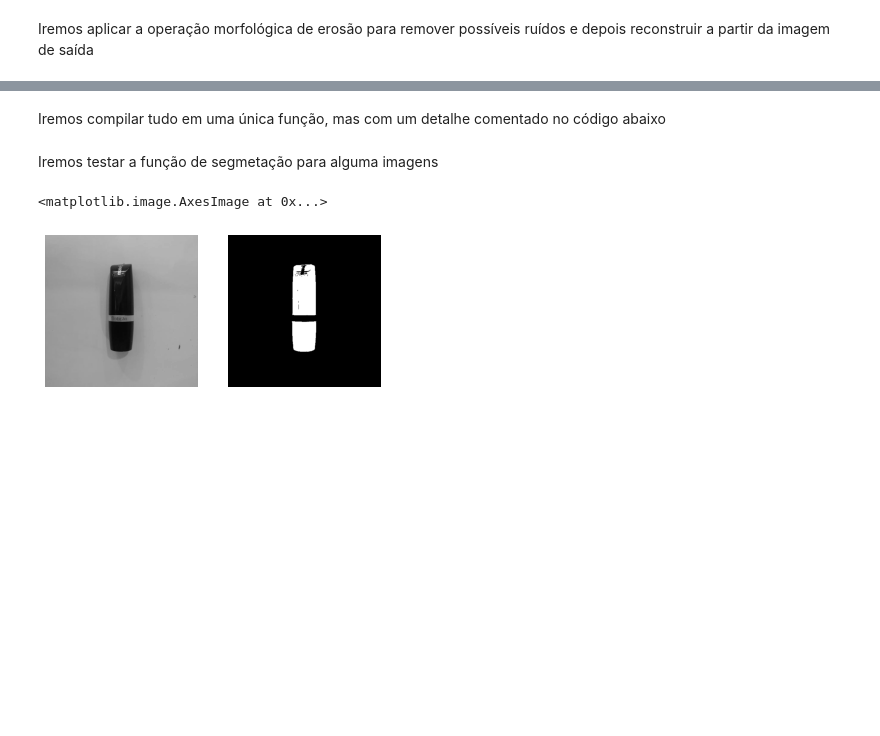
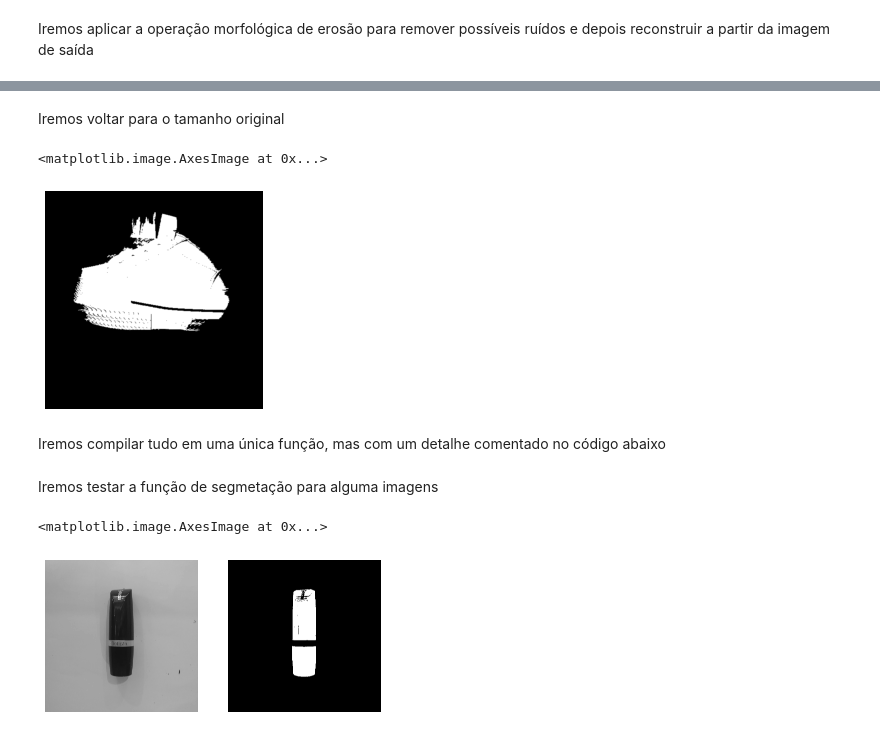
Before and after one commit to yoshiomori/MAC5768, a Jupyter notebook: EP3/EP3.ipynb, the cells around one changed output, grey strips where cells are left out. Drawn from its saved outputs; the diff is of its cells as text; code cells hidden in the pictures; blank space fills up the shorter version.

```diff
--- a/EP3/EP3.ipynb
+++ b/EP3/EP3.ipynb
@@ -148,3 +160,12 @@ pyplot.imshow(binary, cmap=pyplot.cm.gray)
+# %% [markdown]
+Iremos voltar para o tamanho original
+# %%
+binary = transform.rescale(binary, tamanho_original/binary.shape[0], anti_aliasing=False)
+pyplot.axis('off')
+pyplot.imshow(binary, cmap=pyplot.cm.gray)
+# %% [output]
+<matplotlib.image.AxesImage at 0x...>
+[figure, added]
 # %% [markdown]
 Iremos compilar tudo em uma única função, mas com um detalhe comentado no código abaixo
 # %%
```
Also changed, not shown: parts of 15 cells of this notebook.
